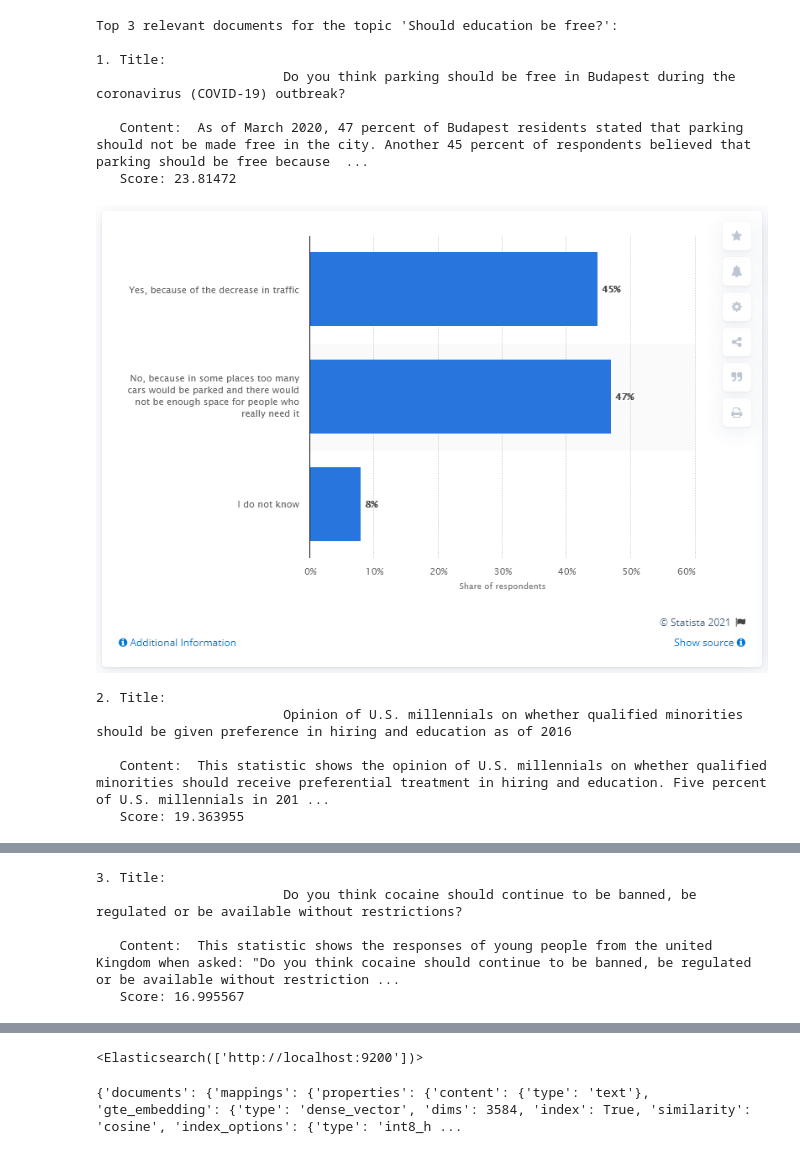
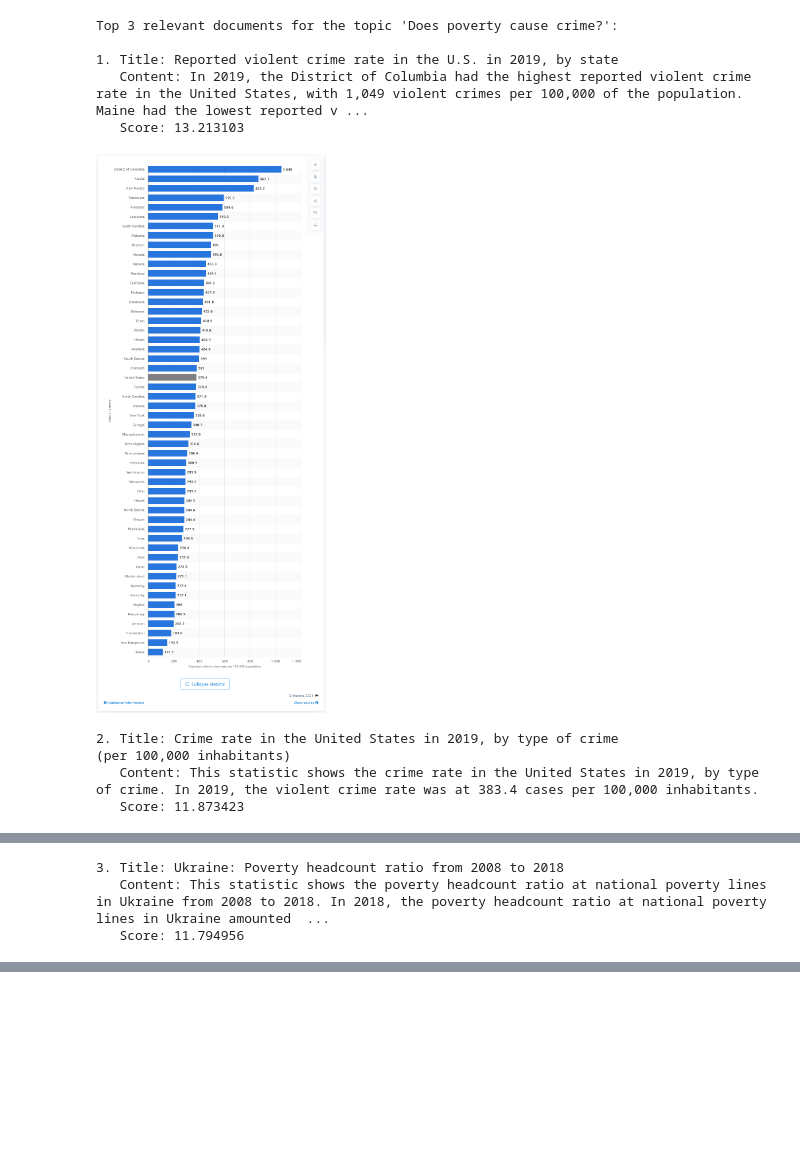
Before and after one commit to mleshashi/thesis-sharma, a Jupyter notebook: ElasticSearch/BM25 retrieval.ipynb, the cells around one changed output, grey strips where cells are left out. Drawn from its saved outputs; the diff is of its cells as text; code cells hidden in the pictures; blank space fills up the shorter version.

```diff
--- a/ElasticSearch/BM25 retrieval.ipynb
+++ b/ElasticSearch/BM25 retrieval.ipynb
@@ -1,15 +73,7 @@
 # %%
-from elasticsearch import Elasticsearch
-import base64
-import io
-from PIL import Image
-
-# Initialize Elasticsearch client
-es = Elasticsearch(["http://localhost:9200"])
-
 # Define the index name and the random topic
 index_name = "documents"
-random_topic = "Should education be free?"
+random_topic = "Does poverty cause crime?"
 
 # Elasticsearch query to find relevant documents based on BM25 using content and title fields
 bm25_query = {
@@ -21,42 +85,38 @@ bm25_query = {
             "tie_breaker": 0.3  # Optional: You can adjust the tie breaker as needed
         }
     }
 }
 
 # Execute the search query
 response = es.search(index=index_name, body={
     "size": 3,  # Fetch top 3 relevant documents
     "query": bm25_query['query'],  # Use the corrected query structure
     "_source": ["title", "content", "image_data"]  # Include image data if available
 })
 
 # Extract and print the top 3 relevant documents
 print(f"Top 3 relevant documents for the topic '{random_topic}':\n")
 
 for i, hit in enumerate(response['hits']['hits'], start=1):
     doc = hit['_source']
     print(f"{i}. Title: {doc['title']}\n   Content: {doc['content']}\n   Score: {hit['_score']}\n")
 
     # Decode Base64-encoded image data if available
     if 'image_data' in doc:
         image_bytes = base64.b64decode(doc['image_data'])
 
         # Open the image from bytes
         image = Image.open(io.BytesIO(image_bytes))
 
         # Display the image
         image.show()
 # %% [output]
-Top 3 relevant documents for the topic 'Should education be free?':
+Top 3 relevant documents for the topic 'Does poverty cause crime?':
 
-1. Title:
-                        Do you think parking should be free in Budapest during the coronavirus (COVID-19) outbreak?
-
-   Content:  As of March 2020, 47 percent of Budapest residents stated that parking should not be made free in the city. Another 45 percent of respondents believed that parking should be free because  ...
-   Score: 23.81472
+1. Title: Reported violent crime rate in the U.S. in 2019, by state
+   Content: In 2019, the District of Columbia had the highest reported violent crime rate in the United States, with 1,049 violent crimes per 100,000 of the population. Maine had the lowest reported v ...
+   Score: 13.213103
-[figure, old version]
+[figure, new version]
-2. Title:
-                        Opinion of U.S. millennials on whether qualified minorities should be given preference in hiring and education as of 2016
-
-   Content:  This statistic shows the opinion of U.S. millennials on whether qualified minorities should receive preferential treatment in hiring and education. Five percent of U.S. millennials in 201 ...
-   Score: 19.363955
+2. Title: Crime rate in the United States in 2019, by type of crime                                                     (per 100,000 inhabitants)
+   Content: This statistic shows the crime rate in the United States in 2019, by type of crime. In 2019, the violent crime rate was at 383.4 cases per 100,000 inhabitants.
+   Score: 11.873423
@@ -64,5 +124,3 @@ Top 3 relevant documents for the topic 'Should education be free?':
-3. Title:
-                        Do you think cocaine should continue to be banned, be regulated or be available without restrictions?
-
-   Content:  This statistic shows the responses of young people from the united Kingdom when asked: "Do you think cocaine should continue to be banned, be regulated or be available without restriction ...
-   Score: 16.995567
+3. Title: Ukraine: Poverty headcount ratio from 2008 to 2018
+   Content: This statistic shows the poverty headcount ratio at national poverty lines in Ukraine from 2008 to 2018. In 2018, the poverty headcount ratio at national poverty lines in Ukraine amounted  ...
+   Score: 11.794956
@@ -70,20 +127,0 @@ Top 3 relevant documents for the topic 'Should education be free?':
-# %%
-es
-# %% [output]
-<Elasticsearch(['http://localhost:9200'])>
-# %%
-from elasticsearch import Elasticsearch
-
-# Initialize Elasticsearch client
-es = Elasticsearch(["http://localhost:9200"])
-
-# Index name
-index_name = 'documents'
-
-# Get the mapping of the index
-mapping = es.indices.get_mapping(index=index_name)
-
-# Print the mapping information
-print(mapping)
-# %% [output]
-{'documents': {'mappings': {'properties': {'content': {'type': 'text'}, 'gte_embedding': {'type': 'dense_vector', 'dims': 3584, 'index': True, 'similarity': 'cosine', 'index_options': {'type': 'int8_h ...
```
Also changed, not shown: parts of 9 cells of this notebook, 12 other files.
